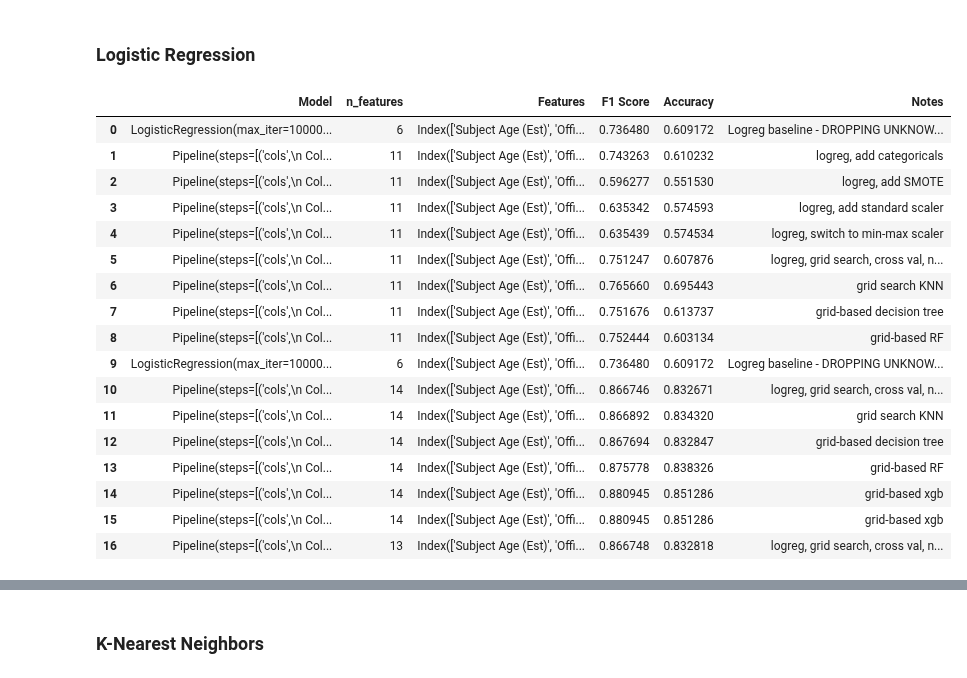
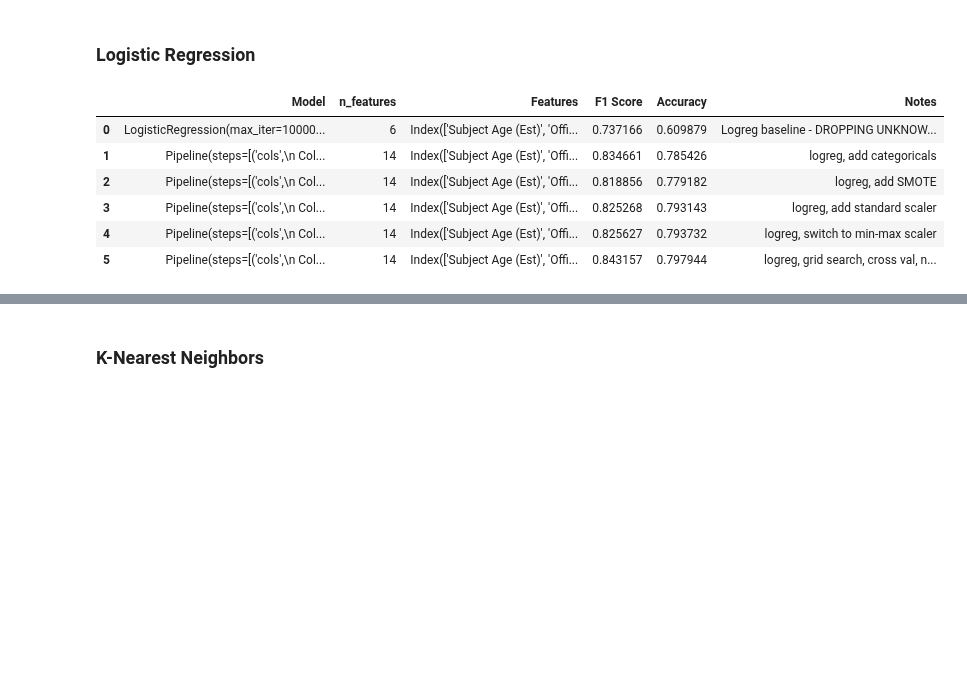
Before and after one commit to sethnlewis/Policing-Bias, a Jupyter notebook: analysis/EDA.ipynb, the cells around one changed output, grey strips where cells are left out. Drawn from its saved outputs; the diff is of its cells as text; code cells hidden in the pictures; blank space fills up the shorter version.

```diff
--- a/analysis/EDA.ipynb
+++ b/analysis/EDA.ipynb
@@ -62,21 +62,21 @@ weapon_type_dict = {'Firearm Other': 'Firearm',
                     'Lethal Cutting Instrument': 'Knife',
                     'Handgun': 'Firearm',
                     '-': 'None',
-                    'Club, Blackjack, Brass Knuckles': 'Other',
+                    'Club, Blackjack, Brass Knuckles': UNKNOWN,
                     'Knife/Cutting/Stabbing Instrument': 'Knife',
                     'Other Firearm': 'Firearm',
                     'Rifle': 'Firearm',
-                    'Fire/Incendiary Device': 'Other',
-                    'Blunt Object/Striking Implement': 'Other',
+                    'Fire/Incendiary Device': UNKNOWN,
+                    'Blunt Object/Striking Implement': UNKNOWN,
                     'Firearm (unk type)': 'Firearm',
-                    'Mace/Pepper Spray': 'Other',
+                    'Mace/Pepper Spray': UNKNOWN,
                     'None/Not Applicable': 'None',
-                    'Club': 'Other',
-                    'Taser/Stun Gun': 'Other',
+                    'Club': UNKNOWN,
+                    'Taser/Stun Gun': UNKNOWN,
                     'Shotgun': 'Firearm',
-                    'Brass Knuckles': 'Other',
+                    'Brass Knuckles': UNKNOWN,
                     'Automatic Handgun': 'Firearm',
-                    'Blackjack': 'Other',
+                    'Blackjack': UNKNOWN,
                     'Personal Weapons (hands, feet, etc.)': UNKNOWN}
 df['Weapon Type'].replace(weapon_type_dict, inplace=True)
 
@@ -500,7 +602,7 @@ final_models = []
 # %%
 # One hot encoder
 droppers = [UNKNOWN]*X.select_dtypes('object').shape[1]
-one_hot_encoder = OneHotEncoder(sparse=False, drop=droppers)
+one_hot_encoder = OneHotEncoder(sparse=False, drop=droppers, handle_unknown='error')
 
 # Selectors
 string_selector = make_column_selector(dtype_include='object')
@@ -532,71 +634,60 @@ model_xgb = XGBClassifier(use_label_encoder=False, eval_metric = 'logloss', rand
 # %% [markdown]
 ### Logistic Regression
 # %%
-# # # --- BASELINE (CONTINUOUS) ---
-# X_numeric = X.select_dtypes(exclude='object')
-# model_logreg.fit(X_numeric, y)
-# model_history.add_model(model_logreg, X_numeric, y, notes='Logreg baseline - DROPPING UNKNOWNS THIS ITERATION')
+# # --- BASELINE (CONTINUOUS) ---
+X_numeric = X.select_dtypes(exclude='object')
+model_logreg.fit(X_numeric, y)
+model_history.add_model(model_logreg, X_numeric, y, notes='Logreg baseline - DROPPING UNKNOWNS THIS ITERATION')
 
-# # # --- ADD CATEGORICALS ---
-# pipe = Pipeline([('cols', transformer_basic),
-#                  ('model', model_logreg)])
-# pipe.fit(X, y)
-# model_history.add_model(pipe, X, y, notes='logreg, add categoricals')
+# # --- ADD CATEGORICALS ---
+pipe = Pipeline([('cols', transformer_basic),
+                 ('model', model_logreg)])
+pipe.fit(X, y)
+model_history.add_model(pipe, X, y, notes='logreg, add categoricals')
 
 
-# # # --- ADD SMOTE ---
-# pipe = Pipeline([('cols', transformer_basic),
-#                  ('smote', smote),
-#                  ('model', model_logreg)])
-# pipe.fit(X, y)
-# model_history.add_model(pipe, X, y, notes='logreg, add SMOTE')
+# # --- ADD SMOTE ---
+pipe = Pipeline([('cols', transformer_basic),
+                 ('smote', smote),
+                 ('model', model_logreg)])
+pipe.fit(X, y)
+model_history.add_model(pipe, X, y, notes='logreg, add SMOTE')
 
 
-# # # --- ADD STANDARD SCALER ---
-# pipe = Pipeline([('cols', transformer_ss),
-#                  ('smote', smote),
-#                  ('model', model_logreg)])
-# pipe.fit(X, y)
-# model_history.add_model(pipe, X, y, notes='logreg, add standard scaler')
+# # --- ADD STANDARD SCALER ---
+pipe = Pipeline([('cols', transformer_ss),
+                 ('smote', smote),
+                 ('model', model_logreg)])
+pipe.fit(X, y)
+model_history.add_model(pipe, X, y, notes='logreg, add standard scaler')
 
 
-# # # --- SWITCH TO MIN-MAX SCALER ---
-# pipe = Pipeline([('cols', transformer_minmax),
-#                  ('smote', smote),
-#                  ('model', model_logreg)])
-# pipe.fit(X, y)
-# model_history.add_model(pipe, X, y, notes='logreg, switch to min-max scaler')
+# # --- SWITCH TO MIN-MAX SCALER ---
+pipe = Pipeline([('cols', transformer_minmax),
+                 ('smote', smote),
+                 ('model', model_logreg)])
+pipe.fit(X, y)
+model_history.add_model(pipe, X, y, notes='logreg, switch to min-max scaler')
 
 
 # # --- ADD GRID SEARCH AND CROSS VAL ---
 pipe = Pipeline([('cols', transformer_ss),
                  ('model', model_logreg)])
-param_grid = {'model__C': np.logspace(-4, 4, 25)}
+param_grid = {'model__C': np.logspace(-1, 4, 10)}
 search = GridSearchCV(pipe, param_grid, cv=kfold, n_jobs=JOBS, scoring='f1', return_train_score=True)
-search.fit(X, y)
+search.fit(X, y);
 model_history.add_model(search.best_estimator_, X, y, display_results=True, notes='logreg, grid search, cross val, no smote')
 
 final_model_logreg = search.best_estimator_
 final_models.append(final_model_logreg)
 # %% [output]
 |  | Model | n_features | Features | F1 Score | Accuracy | Notes |
-| 0 | LogisticRegression(max_iter=10000... | 6 | Index(['Subject Age (Est)', 'Offi... | 0.736480 | 0.609172 | Logreg baseline - DROPPING UNKNOW... |
-| 1 | Pipeline(steps=[('cols',\n Col... | 11 | Index(['Subject Age (Est)', 'Offi... | 0.743263 | 0.610232 | logreg, add categoricals |
-| 2 | Pipeline(steps=[('cols',\n Col... | 11 | Index(['Subject Age (Est)', 'Offi... | 0.596277 | 0.551530 | logreg, add SMOTE |
-| 3 | Pipeline(steps=[('cols',\n Col... | 11 | Index(['Subject Age (Est)', 'Offi... | 0.635342 | 0.574593 | logreg, add standard scaler |
-| 4 | Pipeline(steps=[('cols',\n Col... | 11 | Index(['Subject Age (Est)', 'Offi... | 0.635439 | 0.574534 | logreg, switch to min-max scaler |
-| 5 | Pipeline(steps=[('cols',\n Col... | 11 | Index(['Subject Age (Est)', 'Offi... | 0.751247 | 0.607876 | logreg, grid search, cross val, n... |
-| 6 | Pipeline(steps=[('cols',\n Col... | 11 | Index(['Subject Age (Est)', 'Offi... | 0.765660 | 0.695443 | grid search KNN |
-| 7 | Pipeline(steps=[('cols',\n Col... | 11 | Index(['Subject Age (Est)', 'Offi... | 0.751676 | 0.613737 | grid-based decision tree |
-| 8 | Pipeline(steps=[('cols',\n Col... | 11 | Index(['Subject Age (Est)', 'Offi... | 0.752444 | 0.603134 | grid-based RF |
-| 9 | LogisticRegression(max_iter=10000... | 6 | Index(['Subject Age (Est)', 'Offi... | 0.736480 | 0.609172 | Logreg baseline - DROPPING UNKNOW... |
-| 10 | Pipeline(steps=[('cols',\n Col... | 14 | Index(['Subject Age (Est)', 'Offi... | 0.866746 | 0.832671 | logreg, grid search, cross val, n... |
-| 11 | Pipeline(steps=[('cols',\n Col... | 14 | Index(['Subject Age (Est)', 'Offi... | 0.866892 | 0.834320 | grid search KNN |
-| 12 | Pipeline(steps=[('cols',\n Col... | 14 | Index(['Subject Age (Est)', 'Offi... | 0.867694 | 0.832847 | grid-based decision tree |
-| 13 | Pipeline(steps=[('cols',\n Col... | 14 | Index(['Subject Age (Est)', 'Offi... | 0.875778 | 0.838326 | grid-based RF |
-| 14 | Pipeline(steps=[('cols',\n Col... | 14 | Index(['Subject Age (Est)', 'Offi... | 0.880945 | 0.851286 | grid-based xgb |
-| 15 | Pipeline(steps=[('cols',\n Col... | 14 | Index(['Subject Age (Est)', 'Offi... | 0.880945 | 0.851286 | grid-based xgb |
-| 16 | Pipeline(steps=[('cols',\n Col... | 13 | Index(['Subject Age (Est)', 'Offi... | 0.866748 | 0.832818 | logreg, grid search, cross val, n... |
+| 0 | LogisticRegression(max_iter=10000... | 6 | Index(['Subject Age (Est)', 'Offi... | 0.737166 | 0.609879 | Logreg baseline - DROPPING UNKNOW... |
+| 1 | Pipeline(steps=[('cols',\n Col... | 14 | Index(['Subject Age (Est)', 'Offi... | 0.834661 | 0.785426 | logreg, add categoricals |
+| 2 | Pipeline(steps=[('cols',\n Col... | 14 | Index(['Subject Age (Est)', 'Offi... | 0.818856 | 0.779182 | logreg, add SMOTE |
+| 3 | Pipeline(steps=[('cols',\n Col... | 14 | Index(['Subject Age (Est)', 'Offi... | 0.825268 | 0.793143 | logreg, add standard scaler |
+| 4 | Pipeline(steps=[('cols',\n Col... | 14 | Index(['Subject Age (Est)', 'Offi... | 0.825627 | 0.793732 | logreg, switch to min-max scaler |
+| 5 | Pipeline(steps=[('cols',\n Col... | 14 | Index(['Subject Age (Est)', 'Offi... | 0.843157 | 0.797944 | logreg, grid search, cross val, n... |
 # %%
 train_test_scores(search)
 plot_confusion_matrix(final_model_logreg, X, y);
```
Also changed, not shown: parts of 28 cells of this notebook, 3 other files.
